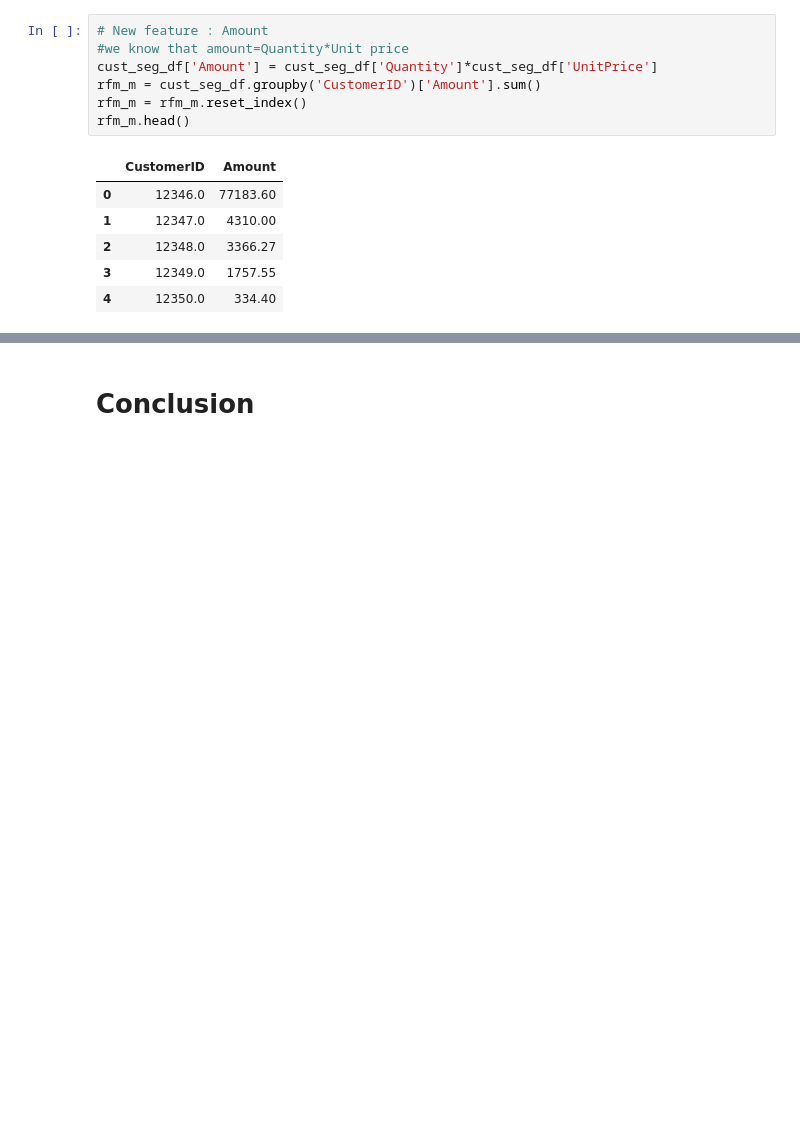
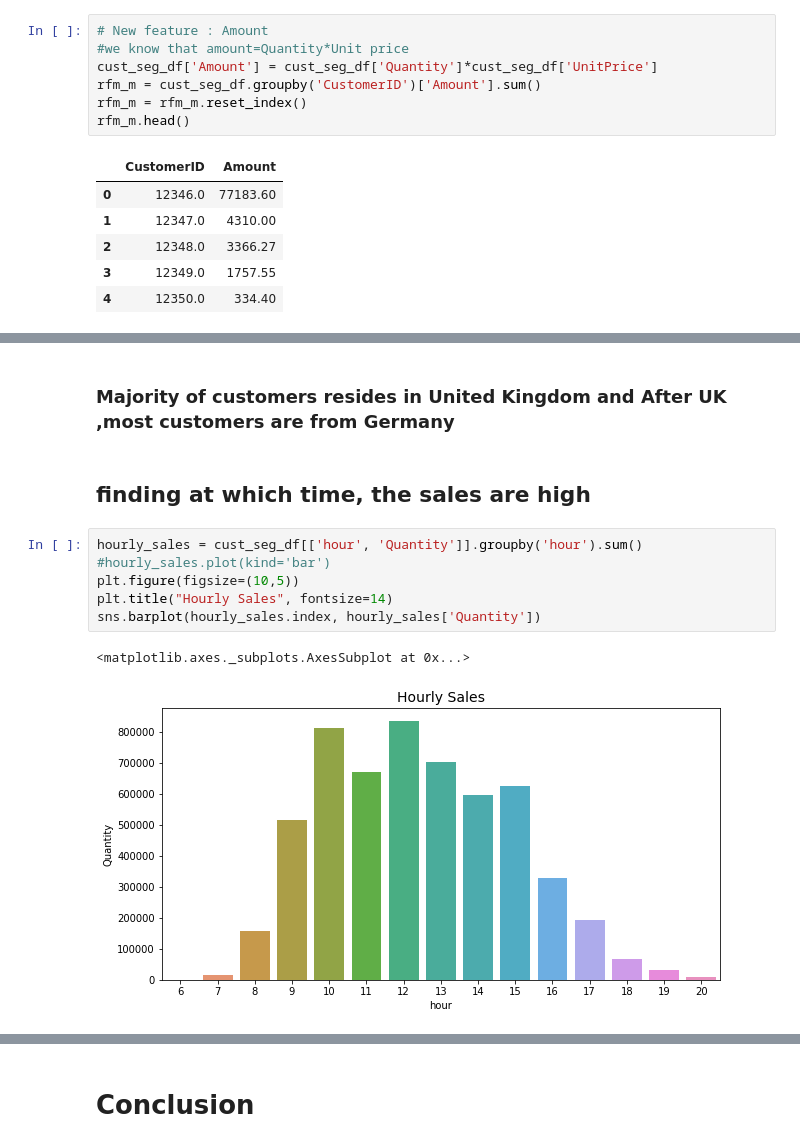
Before and after one commit to preetikhullbe/Online-retail-customer-segmentation, a Jupyter notebook: Online_retail_customer_segmentation.ipynb, the cells around one changed output, grey strips where cells are left out. Cells and saved outputs as stored; diff of their text form; blank space fills up the shorter version.

```diff
--- a/Online_retail_customer_segmentation.ipynb
+++ b/Online_retail_customer_segmentation.ipynb
@@ -548,0 +586,13 @@ rfm_m.head()
+# %% [markdown]
+### **Majority of customers resides in United Kingdom and After UK ,most customers are from Germany**
+# %% [markdown]
+## **finding at which time, the sales are high**
+# %%
+hourly_sales = cust_seg_df[['hour', 'Quantity']].groupby('hour').sum()
+#hourly_sales.plot(kind='bar')
+plt.figure(figsize=(10,5))
+plt.title("Hourly Sales", fontsize=14)
+sns.barplot(hourly_sales.index, hourly_sales['Quantity'])
+# %% [output]
+<matplotlib.axes._subplots.AxesSubplot at 0x...>
+[figure, added]
```
Also changed, not shown: parts of 51 cells of this notebook.
